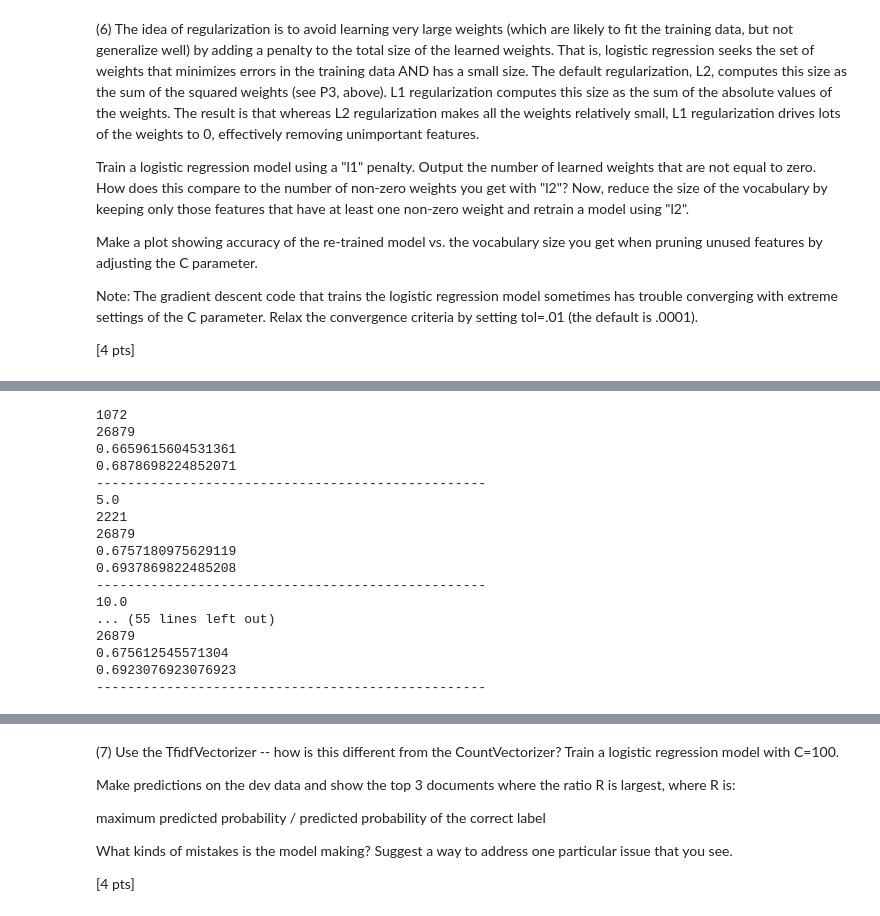
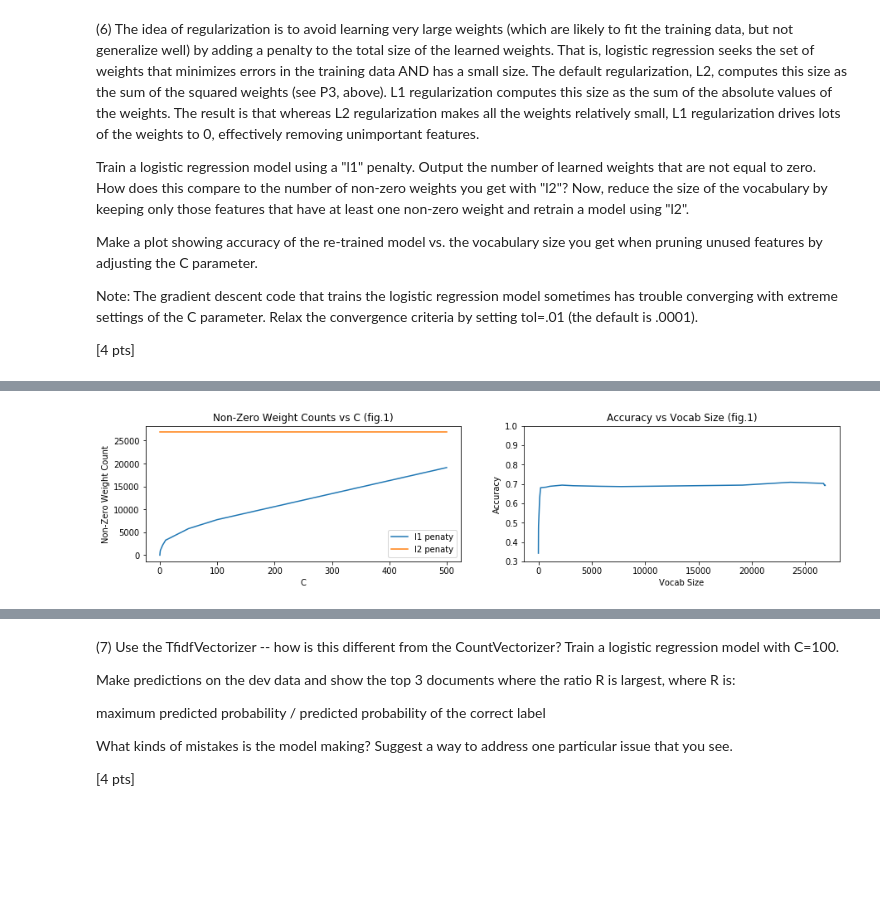
Before and after one commit to erikhou45/ucb-w207-applied-ml, a Jupyter notebook: projects/Erik_Hou_p2.ipynb, the cells around one changed output, grey strips where cells are left out. Drawn from its saved outputs; the diff is of its cells as text; code cells hidden in the pictures; blank space fills up the shorter version.

```diff
--- a/projects/Erik_Hou_p2.ipynb
+++ b/projects/Erik_Hou_p2.ipynb
@@ -552,21 +552,27 @@ def P6():
     np.random.seed(0)
 
     ### STUDENT START ###
+    # initialize a vectorizer
     c_vectorizer = CountVectorizer()
 
+    # give it a range of c to search on
+    cs = [0.001, 0.005, 0.01, 0.05, 0.1, 0.5, 1.0, 5.0, 10.0, 50.0, 100.0, 500.0,
+          1000.0, 5000.0, 10000.0, 50000.0, 100000, 500000]
 
-    cs = [0.001, 0.005, 0.01, 0.05, 0.1, 0.5, 1.0, 5.0, 10.0, 50.0, 100.0, 500.0, 1000.0, 5000.0, 10000.0, 50000.0, 100000, 500000]
+    wights_cnt_l1 = []
+    wights_cnt_l2 = []
+    accuracies = []
 
-#     accuracies = []
-#     for c in cs:
+    # iterate through the c values in the list
     for c in cs:
-        print(c)
 
         train_matrix = c_vectorizer.fit_transform(train_data)
 
+        # fit a model with l1 penalty
         logist_regress_l1 = LogisticRegression(C = c, penalty = 'l1', tol=.01)
         logist_regress_l1.fit(train_matrix, train_labels)
 
+        # fit a model with l2 penalty
         logist_regress_l2 = LogisticRegression(C = c, tol=.01)
         logist_regress_l2.fit(train_matrix, train_labels)
 
@@ -576,30 +582,50 @@ def P6():
         params_l2 = logist_regress_l2.coef_
         index_l2 = np.where(np.sum(params_l2, axis = 0) != 0)
 
-        print(index_l1[0].size)
-        print(index_l2[0].size)
+        # collect the non-zero weight counts for the two models
+        wights_cnt_l1.append(index_l1[0].size)
+        wights_cnt_l2.append(index_l2[0].size)
 
+        # get the features that have non-zero weights in l1 penalty model
+        feature_names = c_vectorizer.get_feature_names()
+        vocab = [feature_names[index] for index in index_l1[0]]
 
-        feature_names = c_vectorizer.get_feature_names()
-
-        vocab = []
-        for index in index_l1[0]:
-            vocab.append(feature_names[index])
-
-    #     print(vocab)
-
+        # retrain the l2 penalty model
         c_vectorizer.fit(vocab)
-
         train_matrix = c_vectorizer.transform(train_data)
 
         logist_regress_l2 = LogisticRegression(C = c, tol=.01)
         logist_regress_l2.fit(train_matrix, train_labels)
 
+        # collect performance metric results
         dev_matrix =  c_vectorizer.transform(dev_data)
         predictions = logist_regress_l2.predict(dev_matrix)
-        print(metrics.f1_score(dev_labels, predictions, average = 'macro'))
-        print(metrics.accuracy_score(dev_labels, predictions))
-        print('-'*50)
+        accuracies.append(metrics.accuracy_score(dev_labels, predictions))
+
+    # plot the outcomes
+
+
+    plt.figure(figsize=(15, 3))
+
+    plt.subplot(1, 2, 1)
+    plt.plot(cs[:12], wights_cnt_l1[:12], label="l1 penaty")
+
+    plt.plot(cs[:12], wights_cnt_l2[:12], label="l2 penaty")
+
+    plt.xlabel("C")
+    plt.ylabel("Non-Zero Weight Count")
+    plt.legend(loc="best")
+    plt.title("Non-Zero Weight Counts vs C (fig.1)")
+
+
+
+    plt.subplot(1, 2, 2)
+    plt.plot(wights_cnt_l1, accuracies)
+
+    plt.xlabel("Vocab Size")
+    plt.ylabel("Accuracy")
+    plt.ylim((0.3, 1))
+    plt.title("Accuracy vs Vocab Size (fig.1)")
 
     ### STUDENT END ###
 P6()
@@ -624,17 +633 @@ P6()
-1072
-26879
-0.6659615604531361
-0.6878698224852071
---------------------------------------------------
-5.0
-2221
-26879
-0.6757180975629119
-0.6937869822485208
---------------------------------------------------
-10.0
-... (55 lines left out)
-26879
-0.675612545571304
-0.6923076923076923
---------------------------------------------------
+[figure, added]
```
Also changed, not shown: parts of 3 cells of this notebook.
